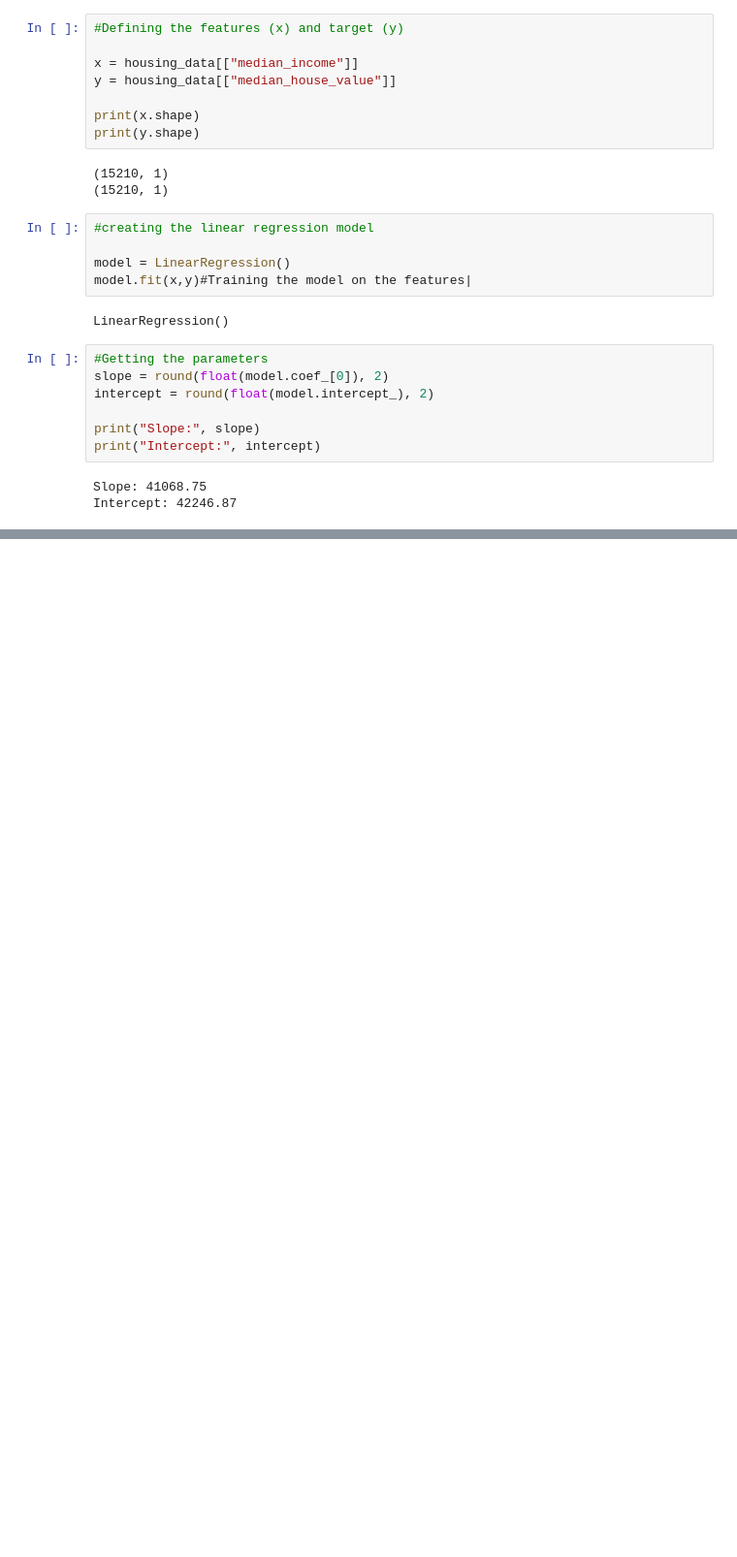
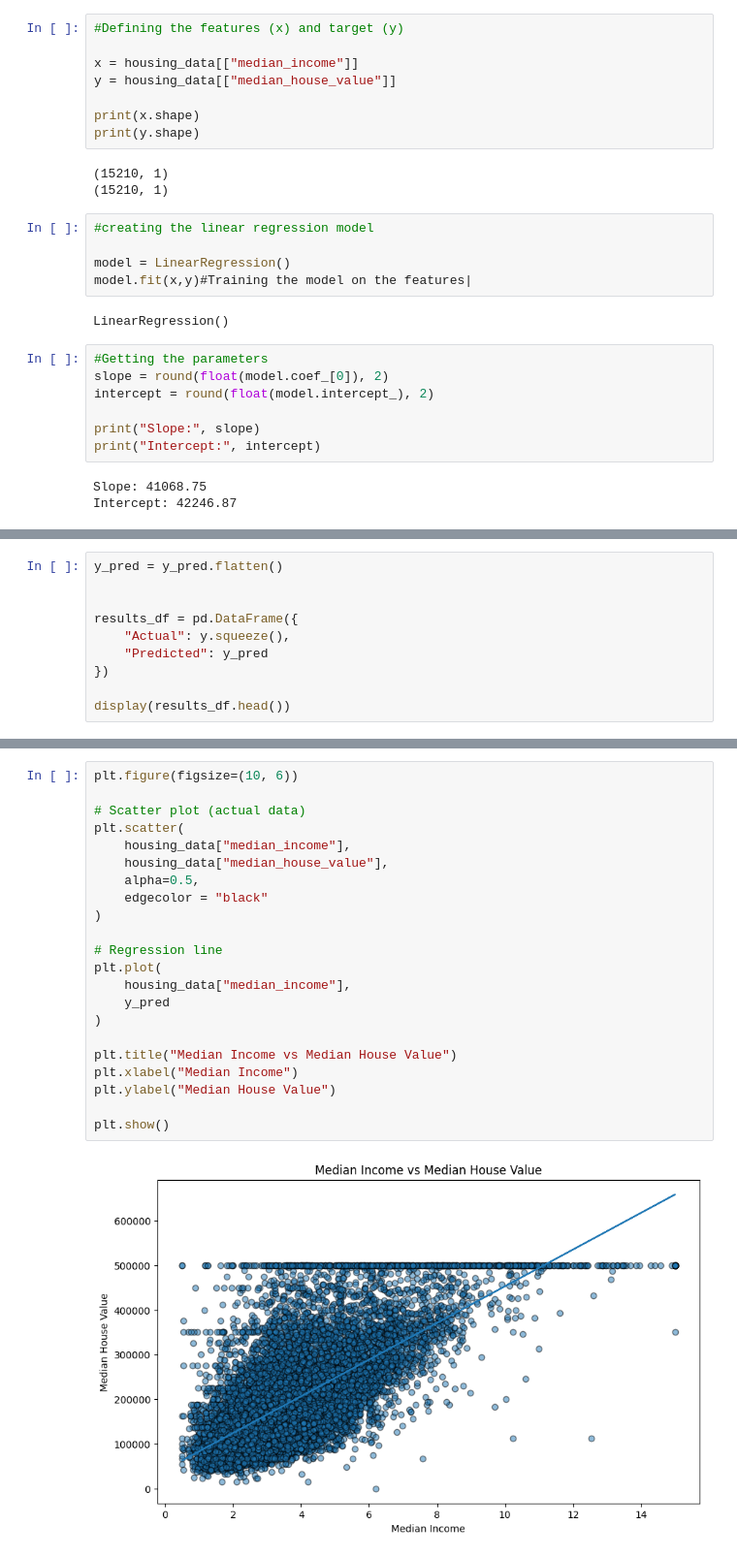
Before and after one commit to wisdomnotai/house-income-prediction, a Jupyter notebook: main.ipynb, the cells around one changed output, grey strips where cells are left out. Shown at 97% size. Cells and saved outputs as stored; diff of their text form; blank space fills up the shorter version.

Commit message:
visualizing the correlationg between the actual and predicted values

```diff
--- a/main.ipynb
+++ b/main.ipynb
@@ -127,0 +136,10 @@ print(y_pred)
+# %%
+y_pred = y_pred.flatten()
+
+
+results_df = pd.DataFrame({
+    "Actual": y.squeeze(),
+    "Predicted": y_pred
+})
+
+display(results_df.head())
@@ -127,0 +153,24 @@ print(y_pred)
+# %%
+plt.figure(figsize=(10, 6))
+
+# Scatter plot (actual data)
+plt.scatter(
+    housing_data["median_income"],
+    housing_data["median_house_value"],
+    alpha=0.5,
+    edgecolor = "black"
+)
+
+# Regression line
+plt.plot(
+    housing_data["median_income"],
+    y_pred
+)
+
+plt.title("Median Income vs Median House Value")
+plt.xlabel("Median Income")
+plt.ylabel("Median House Value")
+
+plt.show()
+# %% [output]
+[figure, added]
```
Also changed, not shown: parts of 2 cells of this notebook.
